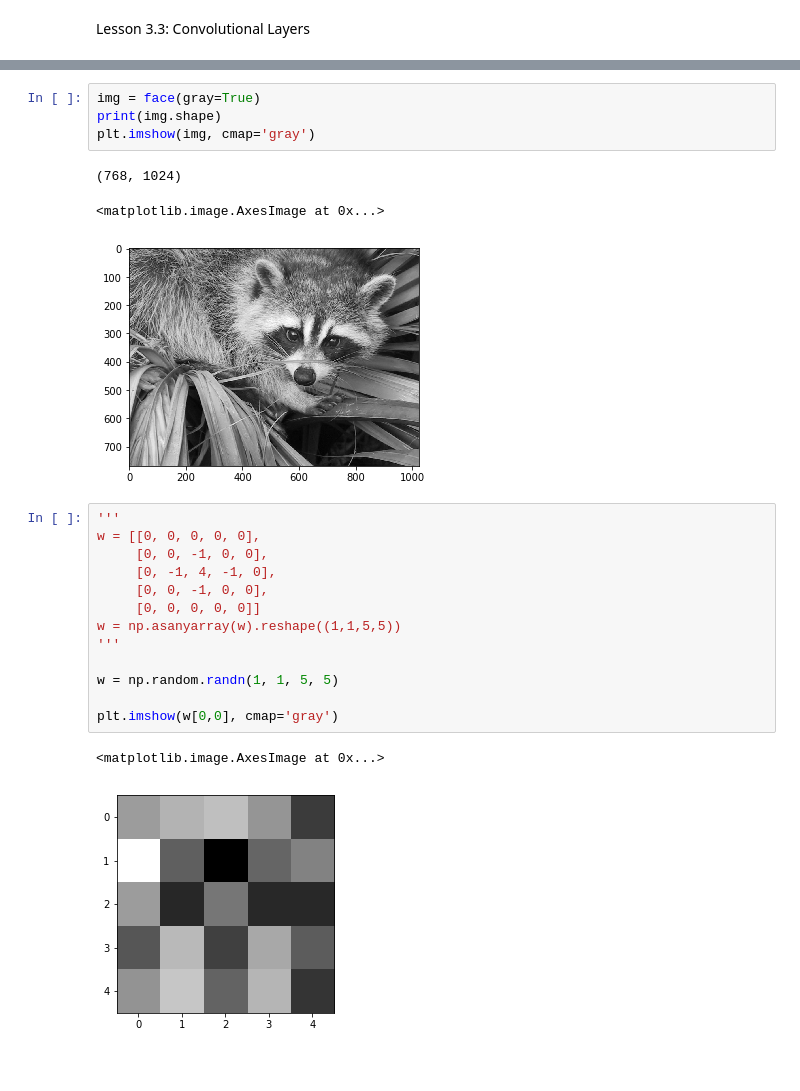
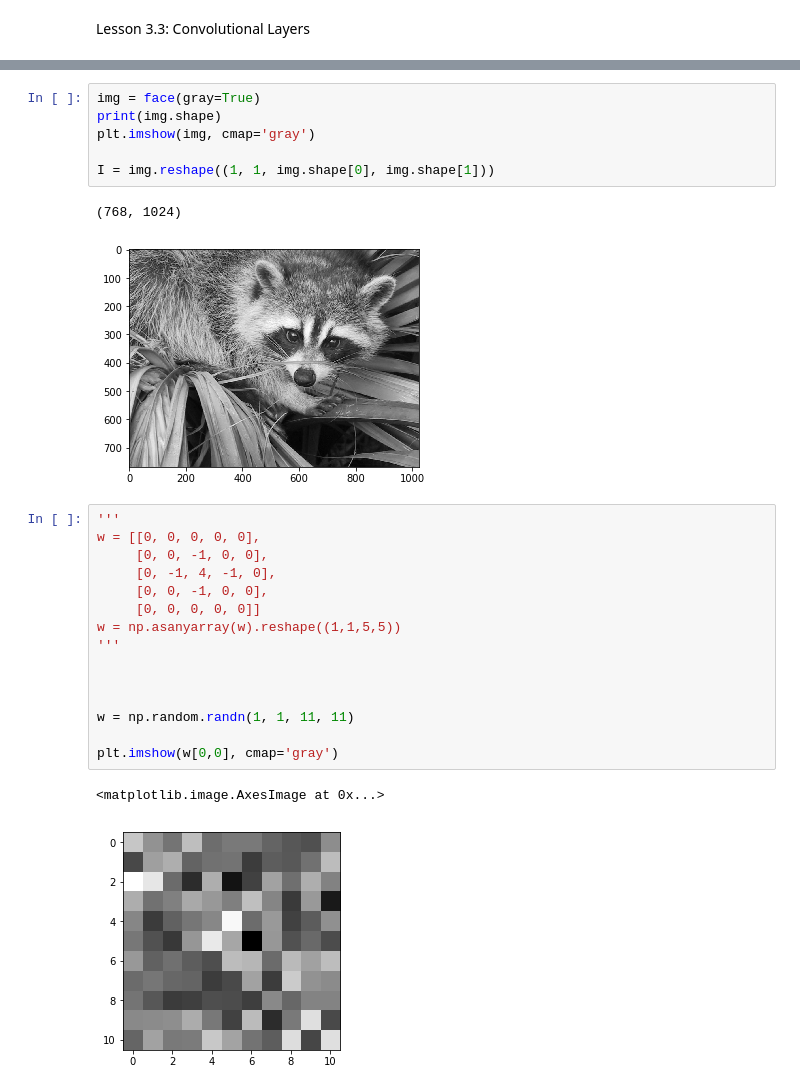
Before and after one commit to AlexBlck/KerasTutorial, a Jupyter notebook: Keras.ipynb, the cells around one changed output, grey strips where cells are left out. Drawn from its saved outputs; the diff is of its cells as text; blank space fills up the shorter version.

```diff
--- a/Keras.ipynb
+++ b/Keras.ipynb
@@ -17,26 +14,29 @@ Using Theano backend.
 img = face(gray=True)
 print(img.shape)
 plt.imshow(img, cmap='gray')
+
+I = img.reshape((1, 1, img.shape[0], img.shape[1]))
 # %% [output]
 (768, 1024)
-<matplotlib.image.AxesImage at 0x...>
 [figure]
 # %%
 '''
 w = [[0, 0, 0, 0, 0],
      [0, 0, -1, 0, 0],
      [0, -1, 4, -1, 0],
      [0, 0, -1, 0, 0],
      [0, 0, 0, 0, 0]]
 w = np.asanyarray(w).reshape((1,1,5,5))
 '''
 
-w = np.random.randn(1, 1, 5, 5)
+
+
+w = np.random.randn(1, 1, 11, 11)
 
 plt.imshow(w[0,0], cmap='gray')
 # %% [output]
 <matplotlib.image.AxesImage at 0x...>
-[figure, old version]
+[figure, new version]
 # %%
 X, W = T.tensor4s('X', 'W')
 Y = T.nnet.conv2d(X, W,
```
Also changed, not shown: parts of 5 cells of this notebook, 1 other file.
